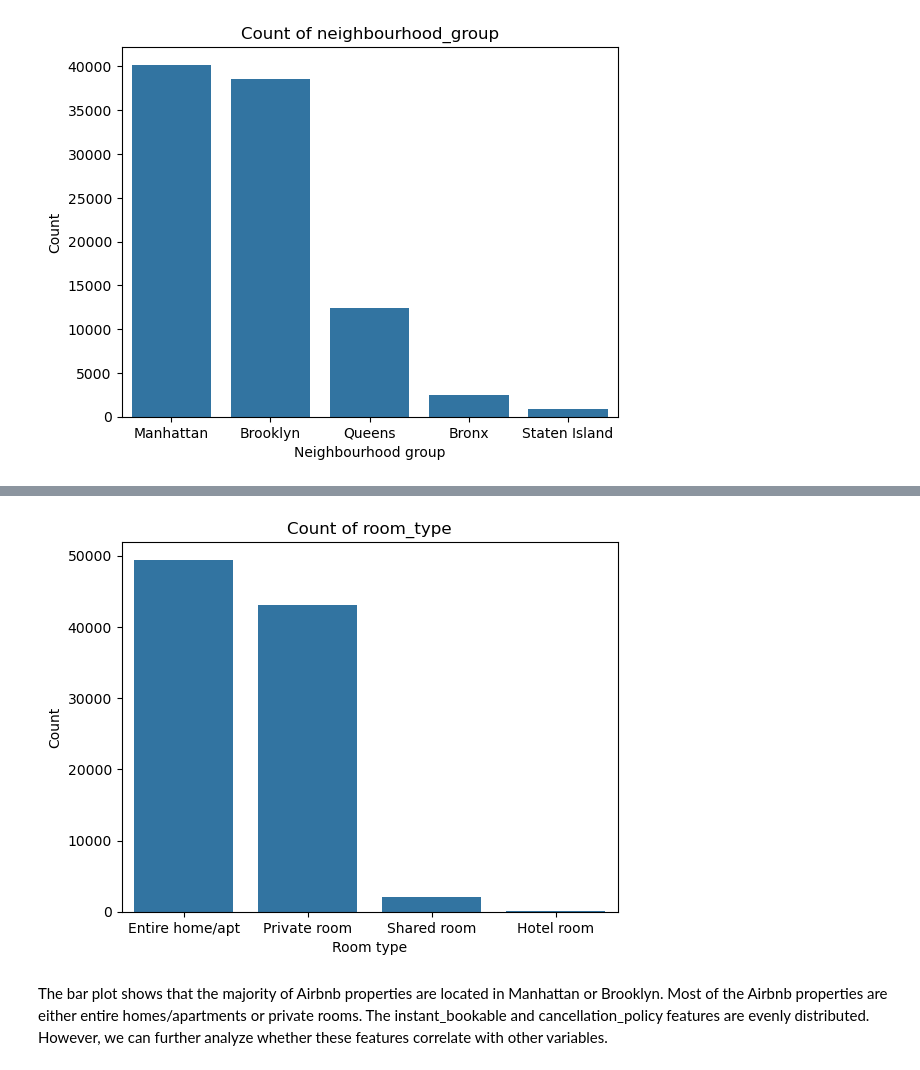
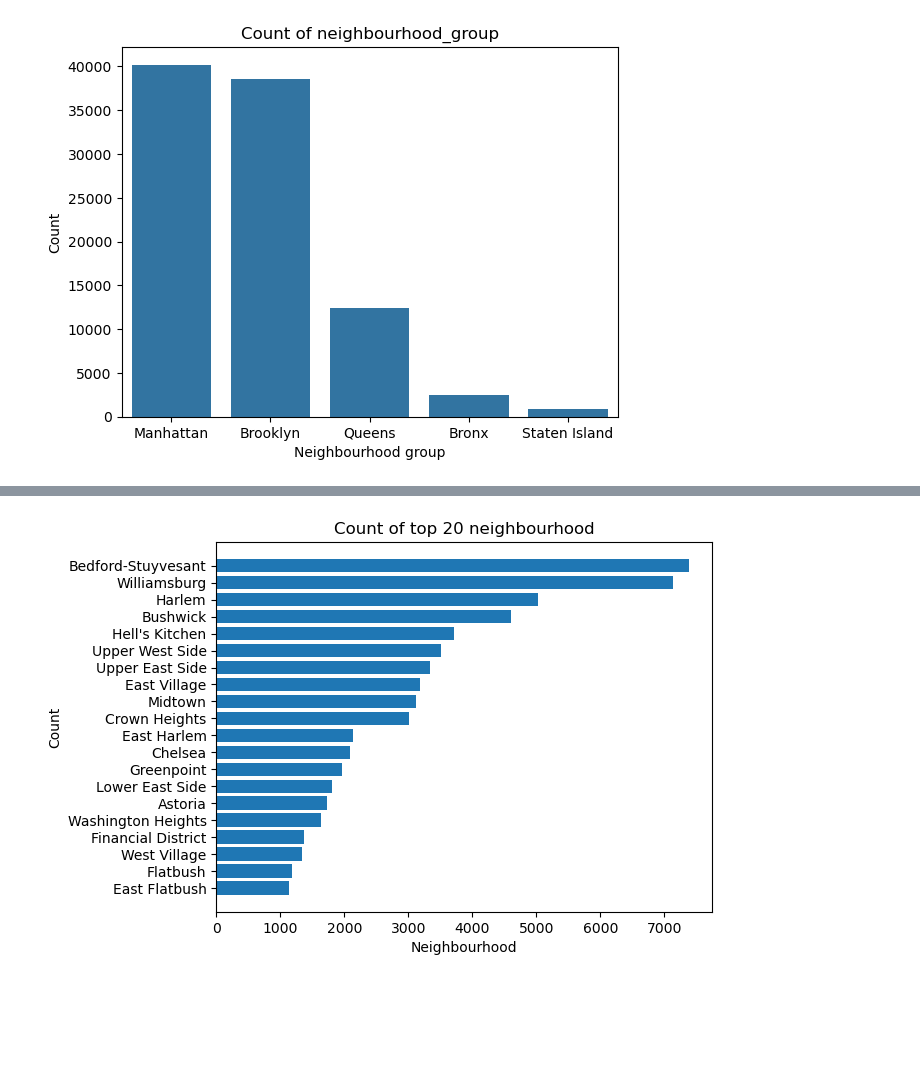
Before and after one commit to martharegina/airbnb_listings, a Jupyter notebook: airbnb_price_analysis.ipynb, the cells around one changed output, grey strips where cells are left out. Drawn from its saved outputs; the diff is of its cells as text; code cells hidden in the pictures; blank space fills up the shorter version.

```diff
--- a/airbnb_price_analysis.ipynb
+++ b/airbnb_price_analysis.ipynb
@@ -282,11 +249,11 @@ plt.show()
-# %%
-# Plot distribution of room_type
-sns.countplot(x='room_type', data=data, order=data['room_type'].value_counts(ascending=False).index)
-plt.title('Count of room_type')
-plt.xlabel('Room type')
-plt.ylabel('Count')
-plt.show()
-# %% [output]
-[figure, removed]
-# %% [markdown]
-The bar plot shows that the majority of Airbnb properties are located in Manhattan or Brooklyn. Most of the Airbnb properties are either entire homes/apartments or private rooms. The instant_bookable and cancellation_policy features are evenly distributed. However, we can further analyze whether these features correlate with other variables.
+# %%
+# Plot distribution of neighbourhood
+top_neighbourhood = data.groupby('neighbourhood')['neighbourhood'].agg('count').sort_values(ascending=False).head(20)
+plt.barh(top_neighbourhood.index, top_neighbourhood.values)
+plt.title('Count of top 20 neighbourhood')
+plt.xlabel('Neighbourhood')
+plt.ylabel('Count')
+plt.gca().invert_yaxis()
+plt.show()
+# %% [output]
+[figure, added]
```
Also changed, not shown: parts of 17 cells of this notebook.
